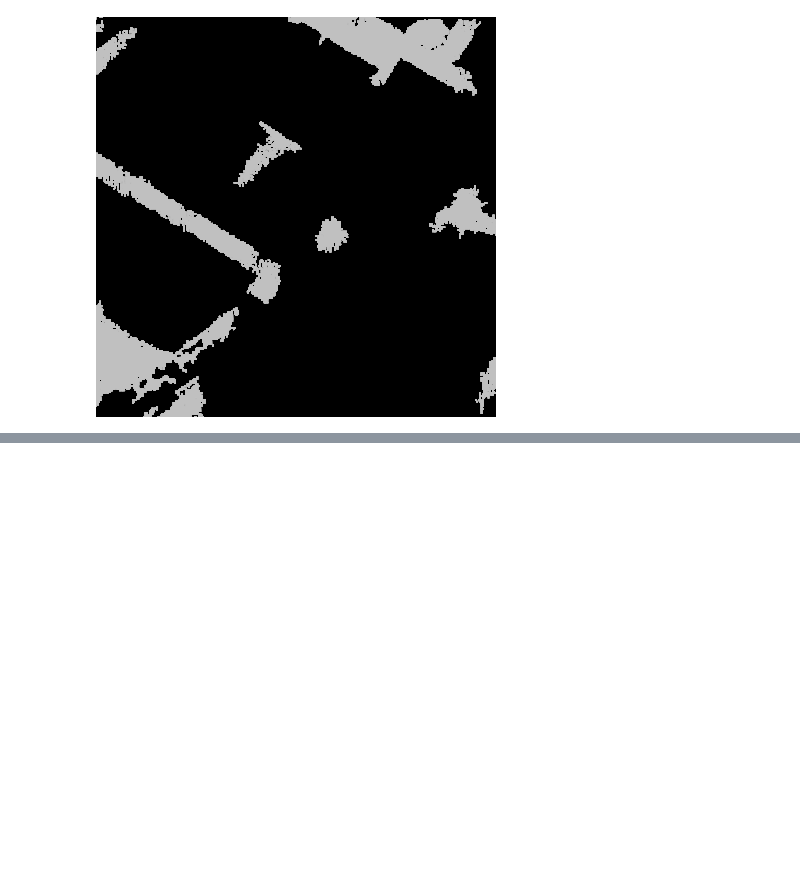
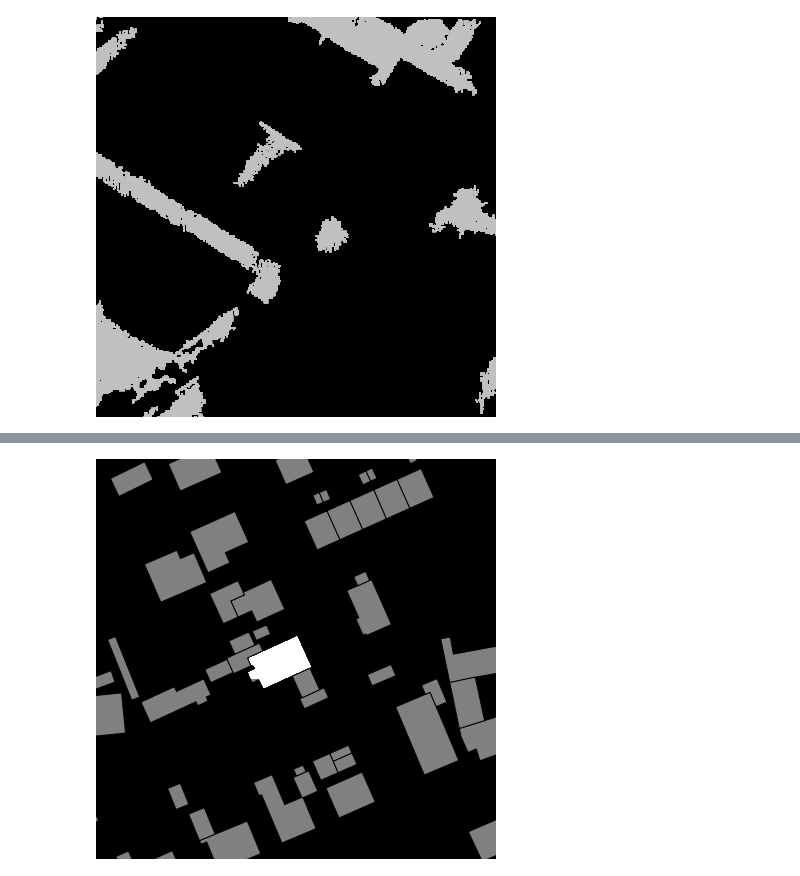
Before and after one commit to Rotendahl/flood_risk, a Jupyter notebook: Hollowings.ipynb, the cells around one changed output, grey strips where cells are left out. Cells and saved outputs as stored; diff of their text form; code cells hidden in the pictures; blank space fills up the shorter version.

```diff
--- a/Hollowings.ipynb
+++ b/Hollowings.ipynb
@@ -118,0 +165,5 @@ hollowImg
+# %%
+buildImg, hollowImg = addressToImages('ulkjærvej 3, 6771 gredstedbro')
+isolateBuilding(buildImg)
+# %% [output]
+[figure, added]
```
Also changed, not shown: parts of 4 cells of this notebook.
